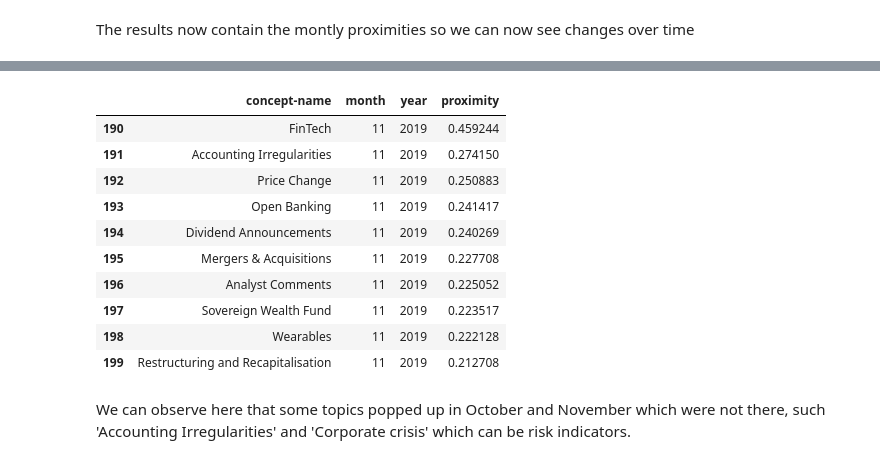
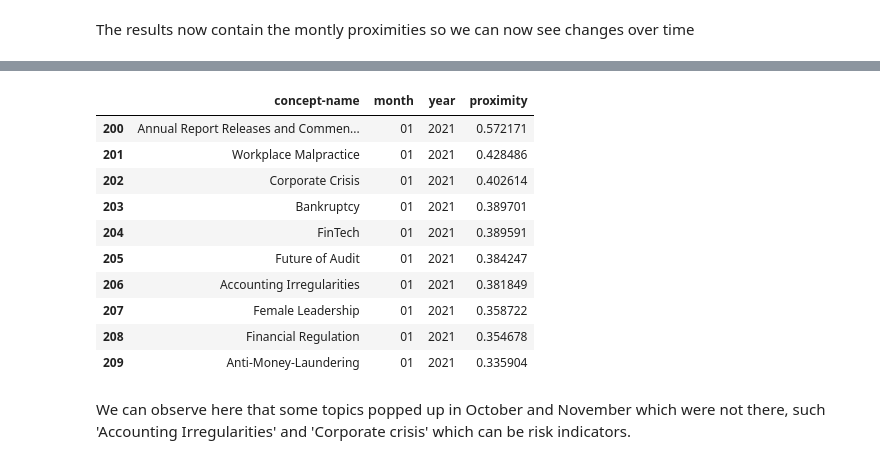
Before and after one commit to signal-ai/signal-api-tools, a Jupyter notebook: notebooks/affinity_tutorial.ipynb, the cells around one changed output, grey strips where cells are left out. Cells and saved outputs as stored; diff of their text form; code cells hidden in the pictures.

```diff
--- a/notebooks/affinity_tutorial.ipynb
+++ b/notebooks/affinity_tutorial.ipynb
@@ -181,12 +182,15 @@ How: Using the Affinity endpoints, identify the top topics by proximity to a cer
 # %%
+fifteen_months_ago = (pd.to_datetime("today").to_period('M') - 15)
+fourteen_months_ago = fifteen_months_ago + 1
+thirteen_months_ago = fifteen_months_ago + 2
 entity_id = 'eae834b7-5b2f-430e-99ce-770786a971cf' ##  ID for Wirecard
 response = requests.get(
     # call the entities endpoint
     'https://api.signal-ai.com/affinity/entities/{}/relationships'.format(entity_id),
     params={
         'rel-type':'proximity',
-        'start-month':'2019-09',
-        'end-month': '2019-11',
+        'start-month':fifteen_months_ago,
+        'end-month': thirteen_months_ago,
         'size': 100
     },
     # include the access token in the header
@@ -195,8 +199,10 @@ response = requests.get(
         "Content-Type": "application/json",
     }
 )
-
-result = response.json()
+if response.status_code == 200:
+    result = response.json()
+else:
+    raise Exception(f"Got bad status code from API: {response.status_code}")
 # %% [markdown]
 The results now contain the montly proximities so we can now see changes over time
 # %%
@@ -234,19 +240,19 @@ df_oct.head(10)[['concept-name','month','year', 'proximity']]
 # %%
 df = pd.DataFrame.from_dict(result['relationships'])
-df_nov = df[df['month']=='11']
+df_nov = df[df['month']==thirteen_months_ago.strftime('%m')]
 df_nov.head(10)[['concept-name','month','year','proximity']]
 # %% [output]
 |  | concept-name | month | year | proximity |
-| 190 | FinTech | 11 | 2019 | 0.459244 |
-| 191 | Accounting Irregularities | 11 | 2019 | 0.274150 |
-| 192 | Price Change | 11 | 2019 | 0.250883 |
-| 193 | Open Banking | 11 | 2019 | 0.241417 |
-| 194 | Dividend Announcements | 11 | 2019 | 0.240269 |
-| 195 | Mergers & Acquisitions | 11 | 2019 | 0.227708 |
-| 196 | Analyst Comments | 11 | 2019 | 0.225052 |
-| 197 | Sovereign Wealth Fund | 11 | 2019 | 0.223517 |
-| 198 | Wearables | 11 | 2019 | 0.222128 |
-| 199 | Restructuring and Recapitalisation | 11 | 2019 | 0.212708 |
+| 200 | Annual Report Releases and Commen... | 01 | 2021 | 0.572171 |
+| 201 | Workplace Malpractice | 01 | 2021 | 0.428486 |
+| 202 | Corporate Crisis | 01 | 2021 | 0.402614 |
+| 203 | Bankruptcy | 01 | 2021 | 0.389701 |
+| 204 | FinTech | 01 | 2021 | 0.389591 |
+| 205 | Future of Audit | 01 | 2021 | 0.384247 |
+| 206 | Accounting Irregularities | 01 | 2021 | 0.381849 |
+| 207 | Female Leadership | 01 | 2021 | 0.358722 |
+| 208 | Financial Regulation | 01 | 2021 | 0.354678 |
+| 209 | Anti-Money-Laundering | 01 | 2021 | 0.335904 |
 # %% [markdown]
 We can observe here that some topics popped up in October and November which were not there, such 'Accounting Irregularities' and 'Corporate crisis' which can be risk indicators.
 # %%
```
Also changed, not shown: parts of 4 cells of this notebook.
